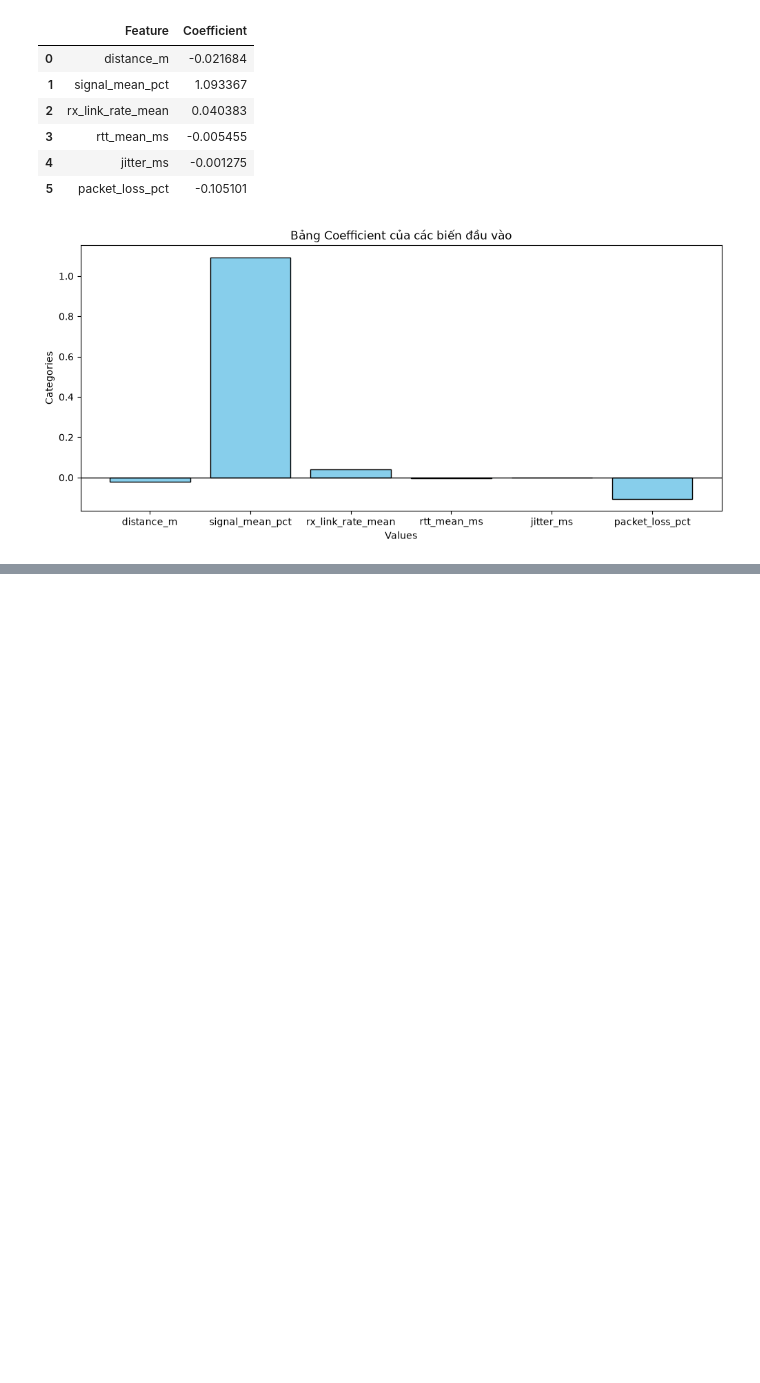
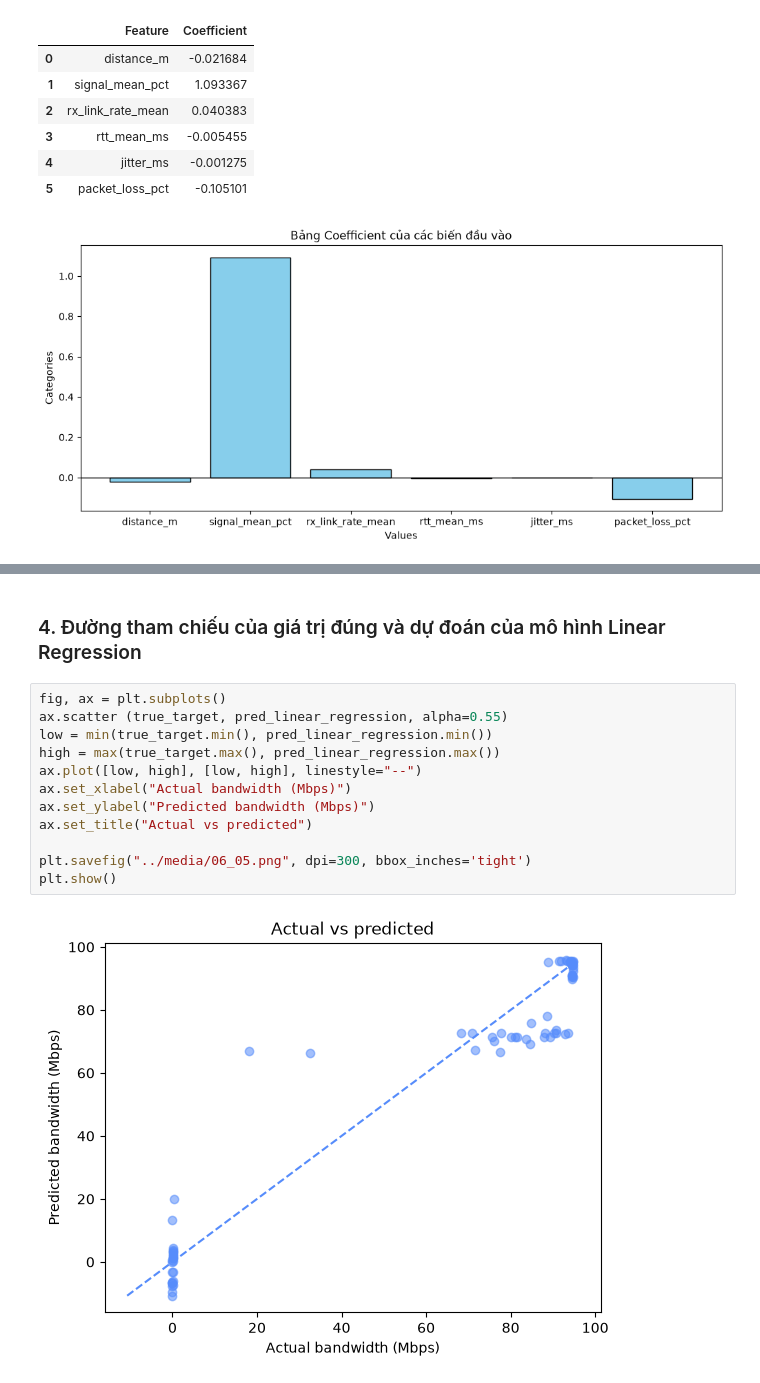
Before and after one commit to HaPham727/wifi-quality-ml, a Jupyter notebook: notebooks/06_analysis.ipynb, the cells around one changed output, grey strips where cells are left out. Saved outputs shown, nothing was run; the diff lists cells and outputs as text; blank space fills up the shorter version.

```diff
--- a/notebooks/06_analysis.ipynb
+++ b/notebooks/06_analysis.ipynb
@@ -78,0 +92,16 @@ Mô hình có y-intercept: -31.504708394830992
+# %% [markdown]
+### 4. Đường tham chiếu của giá trị đúng và dự đoán của mô hình Linear Regression
+# %%
+fig, ax = plt.subplots()
+ax.scatter (true_target, pred_linear_regression, alpha=0.55)
+low = min(true_target.min(), pred_linear_regression.min())
+high = max(true_target.max(), pred_linear_regression.max())
+ax.plot([low, high], [low, high], linestyle="--")
+ax.set_xlabel("Actual bandwidth (Mbps)")
+ax.set_ylabel("Predicted bandwidth (Mbps)")
+ax.set_title("Actual vs predicted")
+
+plt.savefig("../media/06_05.png", dpi=300, bbox_inches='tight')
+plt.show()
+# %% [output]
+[figure, added]
```
Also changed, not shown: parts of 8 cells of this notebook, 2 other files.
